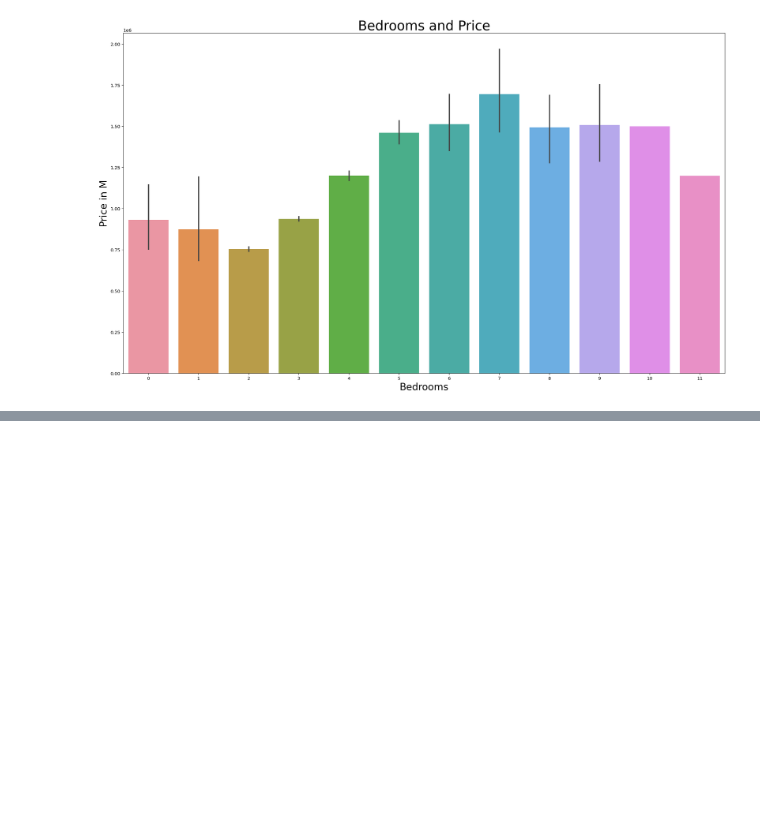
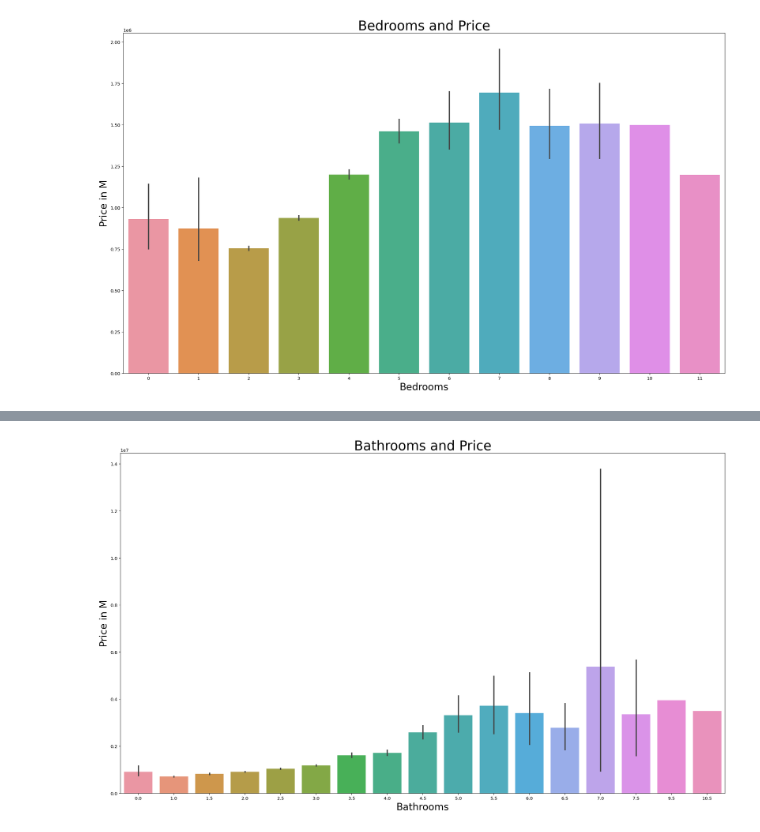
Before and after one commit to Mahmoudh22/Project_2_Housing_Predictor, a Jupyter notebook: Business and Data Understanding/Graphing.ipynb, the cells around one changed output, grey strips where cells are left out. Drawn from its saved outputs; the diff is of its cells as text; code cells hidden in the pictures; blank space fills up the shorter version.

```diff
--- a/Business and Data Understanding/Graphing.ipynb
+++ b/Business and Data Understanding/Graphing.ipynb
@@ -45,0 +56,10 @@ fig.tight_layout();
+# %%
+# here we are creating a bar chart to compare the genres with the profit of each movie (world_profit)
+fig, ax = plt.subplots(figsize = (20,12))
+sns.barplot(x = 'bathrooms', y = 'price', data = df,  ax = ax)
+ax.set_title('Bathrooms and Price', fontsize=30)
+ax.set_ylabel('Price in M', fontsize=22)
+ax.set_xlabel('Bathrooms', fontsize=22)
+fig.tight_layout();
+# %% [output]
+[figure, added]
```
Also changed, not shown: parts of 2 cells of this notebook.
